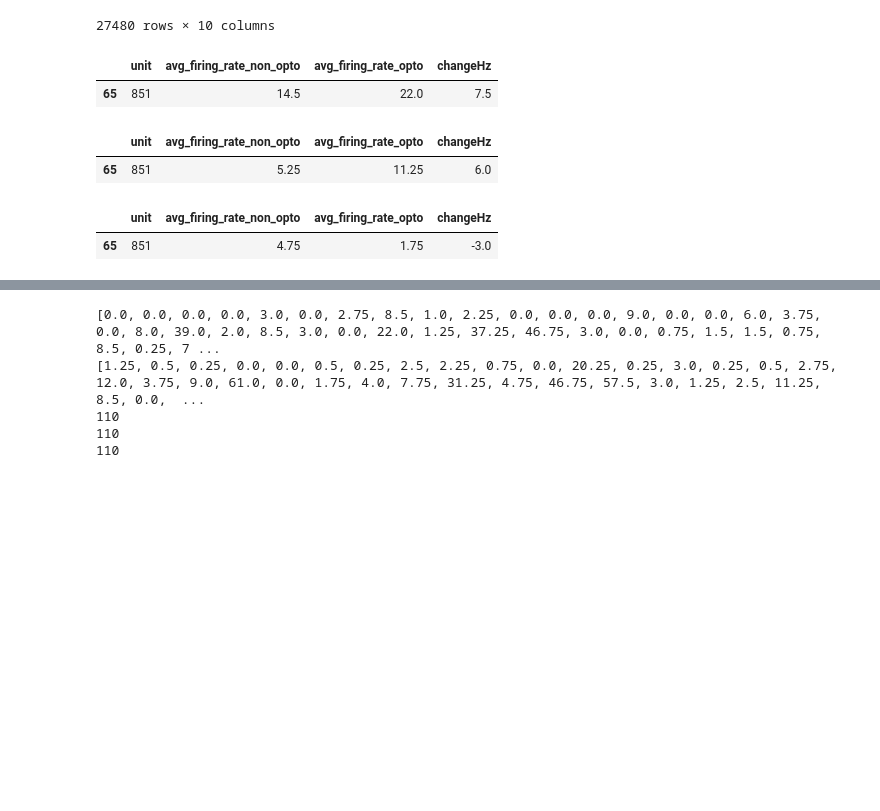
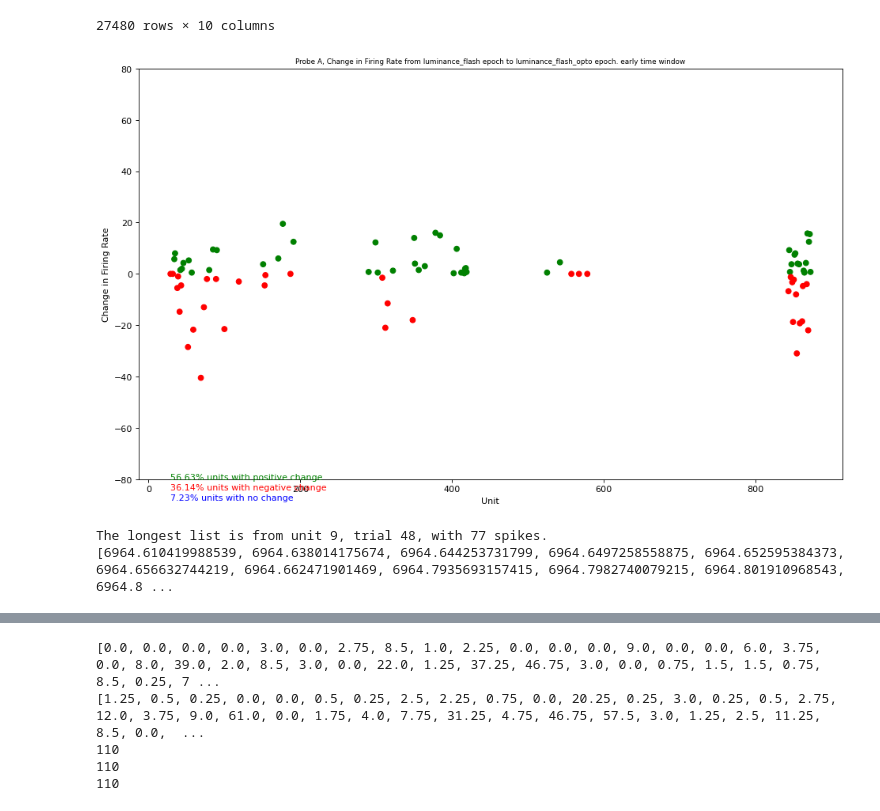
Before and after one commit to granthughes1999/nwb, a Jupyter notebook: Rotation_files/paBoNT2_analysis_grant.ipynb, the cells around one changed output, grey strips where cells are left out. Cells and saved outputs as stored; diff of their text form; code cells hidden in the pictures; blank space fills up the shorter version.

```diff
--- a/Rotation_files/paBoNT2_analysis_grant.ipynb
+++ b/Rotation_files/paBoNT2_analysis_grant.ipynb
@@ -2286,28 +2357,17 @@ paBont2.trials()
 | 27479 | 10123.000259 | 10124.001203 | scenes_opto | 1 | -1 | -1 | -1 | ... |
 27480 rows × 10 columns
 # %%
+    # def scatter_plot_2(self, probeLetter, brainRegion, timeWindow, path, pre, post, shift_trigger_start_time, bin_size, epoch, epoch_opto, Savefig=False):
+#     fr_early = paBont2.scatter_plot_2('A','V1',"Early",path,0,0.04, 0.08,0.005,epoch[i],epoch_opto[i])
+# def scatter_plot_2(self, probeLetter, brainRegion, timeWindow, path, pre, post, shift_trigger_start_time, bin_size, epoch, epoch_opto, Savefig=False):
 
-# path = r"G:/Grant/rotation/2023-09-29_16-07-39_PaBont2/plots/summary_plots/earlyWindow/probeA/"
-# fr_early = paBont2.allUnits_early_window_matrix("A","V1",path,0,0.04, 0.08,0.005)
+path = r"G:/Grant/rotation/2023-09-29_16-07-39_PaBont2/plots/summary_plots/all/"
+fr_early = paBont2.scatter_plot_2("A","V1",'early',path,0,0.04, 0.08,0.005,'luminance_flash','luminance_flash_opto')
 
 # path = r"G:/Grant/rotation/2023-09-29_16-07-39_PaBont2/plots/summary_plots/midWindow/probeA/"
 # fr_mid = paBont2.allUnits_early_window_matrix("A","V1",path,0,0.04, 0.12,0.005)
 
 # path = r"G:/Grant/rotation/2023-09-29_16-07-39_PaBont2/plots/summary_plots/lateWindow/probeA/"
 # fr_late = paBont2.allUnits_early_window_matrix("A","V1",path,0,0.04, 0.16,0.005)
+# %% [output]
+[figure, added]
-# %%
-# show just the row for a specific unit
-fr_early[fr_early['unit'] == 851]
-# %% [output]
-|  | unit | avg_firing_rate_non_opto | avg_firing_rate_opto | changeHz |
-| 65 | 851 | 14.5 | 22.0 | 7.5 |
-# %%
-fr_mid[fr_mid['unit'] == 851]
-# %% [output]
-|  | unit | avg_firing_rate_non_opto | avg_firing_rate_opto | changeHz |
-| 65 | 851 | 5.25 | 11.25 | 6.0 |
-# %%
-fr_late[fr_late['unit'] == 851]
-# %% [output]
-|  | unit | avg_firing_rate_non_opto | avg_firing_rate_opto | changeHz |
-| 65 | 851 | 4.75 | 1.75 | -3.0 |
@@ -2322,0 +2374,48 @@ fr_late = paBont2.scatter_plot_2("C","LP",'Late',path,0,0.04, 0.16,0.005)
+# %%
+# Assuming fr_early is your DataFrame
+# This will hold the trials with the most spikes for each unit
+max_spike_trials = []
+
+# Iterate over the units
+for unit in fr_early['spikes_per_trial-Non-opto']:
+    # Variables to keep track of the trial with the most spikes
+    max_spikes = 0
+    max_spikes_trial = None
+
+    # Iterate over the trials for the current unit
+    for trial_num, trial in enumerate(unit):
+        # Update max_spikes and max_spikes_trial if current trial has more spikes
+        if len(trial) > max_spikes:
+            max_spikes = len(trial)
+            max_spikes_trial = trial_num  # store the trial number, not the trial data
+
+    # Append the trial with the most spikes for the current unit to max_spike_trials
+    max_spike_trials.append(max_spikes_trial)
+
+# Convert to a Series for easier viewing
+max_spike_trials_series = pd.Series(max_spike_trials, name='Trial with Most Spikes')
+
+# Variables to keep track of the longest list details
+longest_list = []
+longest_list_length = 0
+longest_list_unit_index = None
+longest_list_trial_index = None
+
+# Iterate over units
+for unit_index, unit in enumerate(fr_early['spikes_per_trial-Non-opto']):
+    # Iterate over trials within a unit
+    for trial_index, trial in enumerate(unit):
+        # Check if the current trial list is longer than the longest so far
+        if len(trial) > longest_list_length:
+            longest_list = trial  # Update longest list
+            longest_list_length = len(trial)  # Update longest list length
+            longest_list_unit_index = unit_index  # Update unit index
+            longest_list_trial_index = trial_index  # Update trial index
+
+# Now, longest_list holds the longest list,
+# and longest_list_unit_index & longest_list_trial_index hold its position within the data structure.
+print(f"The longest list is from unit {longest_list_unit_index}, trial {longest_list_trial_index}, with {longest_list_length} spikes.")
+print(longest_list)
+# %% [output]
+The longest list is from unit 9, trial 48, with 77 spikes.
+[6964.610419988539, 6964.638014175674, 6964.644253731799, 6964.6497258558875, 6964.652595384373, 6964.656632744219, 6964.662471901469, 6964.7935693157415, 6964.7982740079215, 6964.801910968543, 6964.8 ...
```
Also changed, not shown: parts of 6 cells of this notebook.
